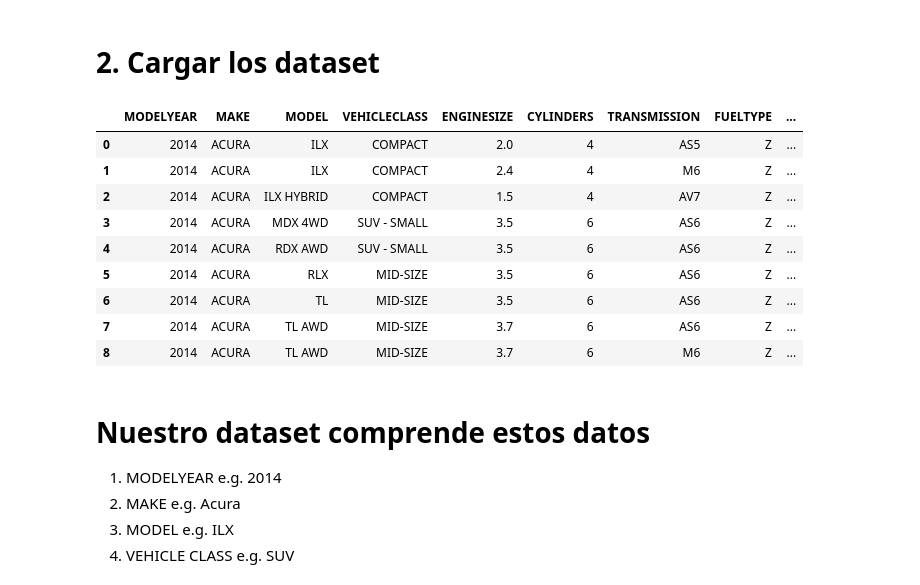
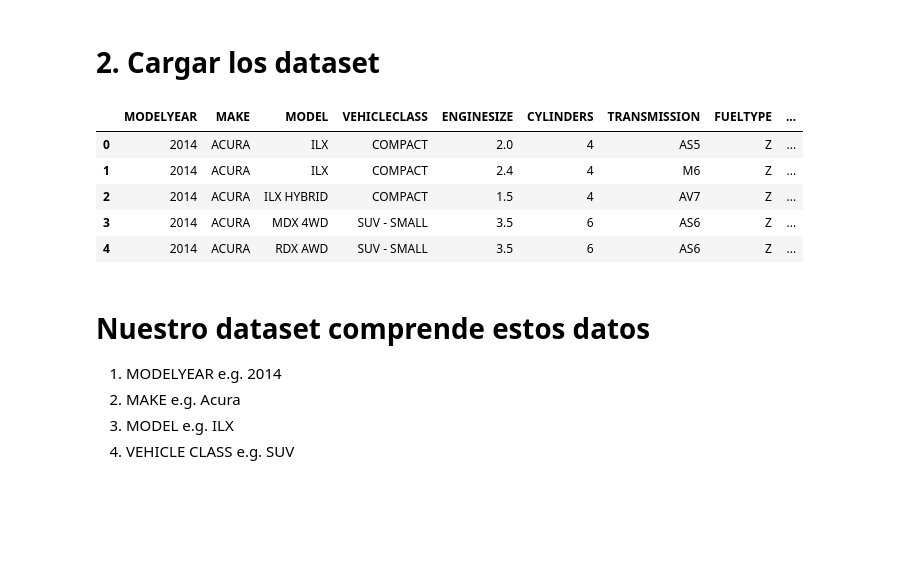
Before and after one commit to RubenMcCarty/Machine-Learning-con-Python-001, a Jupyter notebook: Lab4_M4_Regresión_Linea_Emisión_CO2.ipynb, the cells around one changed output. Saved outputs shown, nothing was run; the diff lists cells and outputs as text; code cells hidden in the pictures; blank space fills up the shorter version.

```diff
--- a/Lab4_M4_Regresión_Linea_Emisión_CO2.ipynb
+++ b/Lab4_M4_Regresión_Linea_Emisión_CO2.ipynb
@@ -23,20 +23,16 @@ import numpy as np
 # %% [markdown]
 # 2. Cargar los dataset
 # %%
-df = pd.read_csv("D:/TECHNOLOGY 2020/ADRISK-EIE/EIE/M4_ REGRESIÓN LINEAL/FuelConsumption.csv")
+df = pd.read_csv("FuelConsumption.csv")
 # %%
-df.head(9)
+df.head()
 # %% [output]
 |  | MODELYEAR | MAKE | MODEL | VEHICLECLASS | ENGINESIZE | CYLINDERS | TRANSMISSION | FUELTYPE | ... |
 | 0 | 2014 | ACURA | ILX | COMPACT | 2.0 | 4 | AS5 | Z | ... |
 | 1 | 2014 | ACURA | ILX | COMPACT | 2.4 | 4 | M6 | Z | ... |
 | 2 | 2014 | ACURA | ILX HYBRID | COMPACT | 1.5 | 4 | AV7 | Z | ... |
 | 3 | 2014 | ACURA | MDX 4WD | SUV - SMALL | 3.5 | 6 | AS6 | Z | ... |
 | 4 | 2014 | ACURA | RDX AWD | SUV - SMALL | 3.5 | 6 | AS6 | Z | ... |
-| 5 | 2014 | ACURA | RLX | MID-SIZE | 3.5 | 6 | AS6 | Z | ... |
-| 6 | 2014 | ACURA | TL | MID-SIZE | 3.5 | 6 | AS6 | Z | ... |
-| 7 | 2014 | ACURA | TL AWD | MID-SIZE | 3.7 | 6 | AS6 | Z | ... |
-| 8 | 2014 | ACURA | TL AWD | MID-SIZE | 3.7 | 6 | M6 | Z | ... |
 # %% [markdown]
 # Nuestro dataset comprende estos datos
 
```
Also changed, not shown: parts of 10 cells of this notebook.
